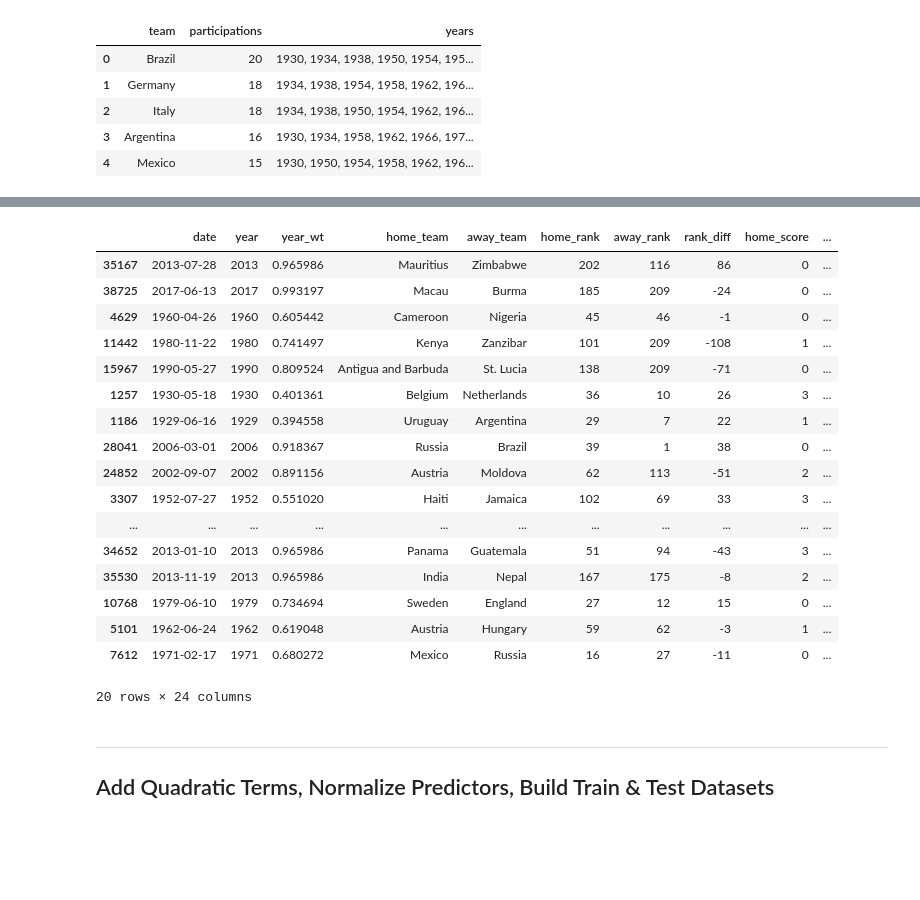
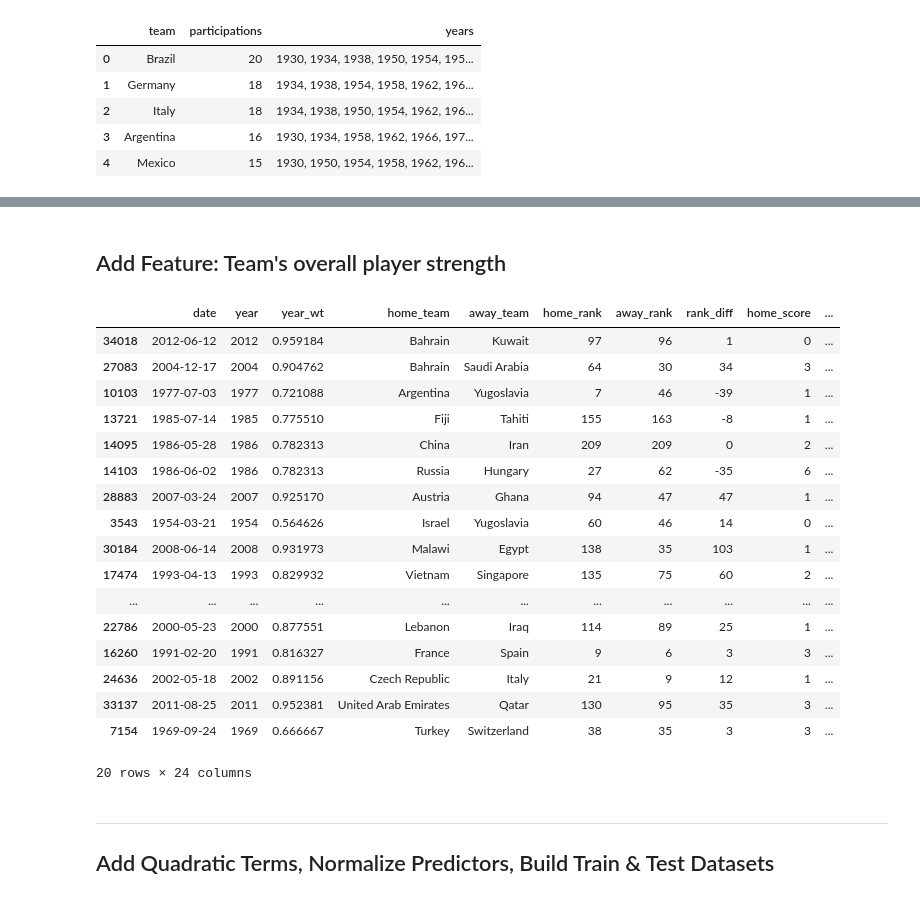
Before and after one commit to rdharjai/csci_s109a_final_project, a Jupyter notebook: nb_main.ipynb, the cells around one changed output, grey strips where cells are left out. Saved outputs shown, nothing was run; the diff lists cells and outputs as text; code cells hidden in the pictures; blank space fills up the shorter version.

```diff
--- a/nb_main.ipynb
+++ b/nb_main.ipynb
@@ -608,8 +610,10 @@ df_matches.sample(5)
 # %%
 df_matches.to_pickle("datasets/matches_data.pkl")
+# %% [markdown]
+## Add Feature: Team's overall player strength
 # %%
-df_players1 = pd.read_pickle("datasets/sofifa_players.pkl")
-df_players_grouped = df_players1.groupby(["year","team"]).agg({"age":np.mean,"overall":np.mean}).copy()
+df_players = pd.read_pickle("datasets/sofifa_players.pkl")
+df_players_grouped = df_players.groupby(["year","team"]).agg({"age":np.mean,"overall":np.mean}).copy()
 df_players_grouped = df_players_grouped.reset_index()
 df_players_grouped.columns = ["year","team","age_mean","overall_mean"]
 df_players_grouped["age_wt"] = df_players_grouped["age_mean"] - df_players_grouped["age_mean"].mean()
@@ -625,49 +629,49 @@ def get_home_player_agewt(data_row):
 
 def get_away_player_agewt(data_row):
     age_wt = list(df_players_grouped[(df_players_grouped.year==data_row["year"])&(df_players_grouped.team==data_row["away_team"])]["age_wt"])
     if len(age_wt) > 0:
         return age_wt[0]
     else:
         return 0
 
 def get_home_player_prfwt(data_row):
     prf_wt = list(df_players_grouped[(df_players_grouped.year==data_row["year"])&(df_players_grouped.team==data_row["home_team"])]["perf_wt"])
     if len(prf_wt) > 0:
         return prf_wt[0]
     else:
         return 0
 
 def get_away_player_prfwt(data_row):
     prf_wt = list(df_players_grouped[(df_players_grouped.year==data_row["year"])&(df_players_grouped.team==data_row["away_team"])]["perf_wt"])
     if len(prf_wt) > 0:
         return prf_wt[0]
     else:
         return 0
 
 df_matches['home_p_age_wt'] = df_matches.apply(get_home_player_agewt, axis=1)
 df_matches['away_p_age_wt'] = df_matches.apply(get_away_player_agewt, axis=1)
 df_matches['home_p_prf_wt'] = df_matches.apply(get_home_player_prfwt, axis=1)
 df_matches['away_p_prf_wt'] = df_matches.apply(get_away_player_prfwt, axis=1)
 
 df_matches.sample(20)
 # %% [output]
 |  | date | year | year_wt | home_team | away_team | home_rank | away_rank | rank_diff | home_score | ... |
-| 35167 | 2013-07-28 | 2013 | 0.965986 | Mauritius | Zimbabwe | 202 | 116 | 86 | 0 | ... |
-| 38725 | 2017-06-13 | 2017 | 0.993197 | Macau | Burma | 185 | 209 | -24 | 0 | ... |
-| 4629 | 1960-04-26 | 1960 | 0.605442 | Cameroon | Nigeria | 45 | 46 | -1 | 0 | ... |
-| 11442 | 1980-11-22 | 1980 | 0.741497 | Kenya | Zanzibar | 101 | 209 | -108 | 1 | ... |
-| 15967 | 1990-05-27 | 1990 | 0.809524 | Antigua and Barbuda | St. Lucia | 138 | 209 | -71 | 0 | ... |
-| 1257 | 1930-05-18 | 1930 | 0.401361 | Belgium | Netherlands | 36 | 10 | 26 | 3 | ... |
-| 1186 | 1929-06-16 | 1929 | 0.394558 | Uruguay | Argentina | 29 | 7 | 22 | 1 | ... |
-| 28041 | 2006-03-01 | 2006 | 0.918367 | Russia | Brazil | 39 | 1 | 38 | 0 | ... |
-| 24852 | 2002-09-07 | 2002 | 0.891156 | Austria | Moldova | 62 | 113 | -51 | 2 | ... |
-| 3307 | 1952-07-27 | 1952 | 0.551020 | Haiti | Jamaica | 102 | 69 | 33 | 3 | ... |
+| 34018 | 2012-06-12 | 2012 | 0.959184 | Bahrain | Kuwait | 97 | 96 | 1 | 0 | ... |
+| 27083 | 2004-12-17 | 2004 | 0.904762 | Bahrain | Saudi Arabia | 64 | 30 | 34 | 3 | ... |
+| 10103 | 1977-07-03 | 1977 | 0.721088 | Argentina | Yugoslavia | 7 | 46 | -39 | 1 | ... |
+| 13721 | 1985-07-14 | 1985 | 0.775510 | Fiji | Tahiti | 155 | 163 | -8 | 1 | ... |
+| 14095 | 1986-05-28 | 1986 | 0.782313 | China | Iran | 209 | 209 | 0 | 2 | ... |
+| 14103 | 1986-06-02 | 1986 | 0.782313 | Russia | Hungary | 27 | 62 | -35 | 6 | ... |
+| 28883 | 2007-03-24 | 2007 | 0.925170 | Austria | Ghana | 94 | 47 | 47 | 1 | ... |
+| 3543 | 1954-03-21 | 1954 | 0.564626 | Israel | Yugoslavia | 60 | 46 | 14 | 0 | ... |
+| 30184 | 2008-06-14 | 2008 | 0.931973 | Malawi | Egypt | 138 | 35 | 103 | 1 | ... |
+| 17474 | 1993-04-13 | 1993 | 0.829932 | Vietnam | Singapore | 135 | 75 | 60 | 2 | ... |
 | ... | ... | ... | ... | ... | ... | ... | ... | ... | ... | ... |
-| 34652 | 2013-01-10 | 2013 | 0.965986 | Panama | Guatemala | 51 | 94 | -43 | 3 | ... |
-| 35530 | 2013-11-19 | 2013 | 0.965986 | India | Nepal | 167 | 175 | -8 | 2 | ... |
-| 10768 | 1979-06-10 | 1979 | 0.734694 | Sweden | England | 27 | 12 | 15 | 0 | ... |
-| 5101 | 1962-06-24 | 1962 | 0.619048 | Austria | Hungary | 59 | 62 | -3 | 1 | ... |
-| 7612 | 1971-02-17 | 1971 | 0.680272 | Mexico | Russia | 16 | 27 | -11 | 0 | ... |
+| 22786 | 2000-05-23 | 2000 | 0.877551 | Lebanon | Iraq | 114 | 89 | 25 | 1 | ... |
+| 16260 | 1991-02-20 | 1991 | 0.816327 | France | Spain | 9 | 6 | 3 | 3 | ... |
+| 24636 | 2002-05-18 | 2002 | 0.891156 | Czech Republic | Italy | 21 | 9 | 12 | 1 | ... |
+| 33137 | 2011-08-25 | 2011 | 0.952381 | United Arab Emirates | Qatar | 130 | 95 | 35 | 3 | ... |
+| 7154 | 1969-09-24 | 1969 | 0.666667 | Turkey | Switzerland | 38 | 35 | 3 | 3 | ... |
 20 rows × 24 columns
 # %% [markdown]
 <hr style="display:block; border: 2px solid #b71010;" />
```
Also changed, not shown: parts of 34 cells of this notebook, 4 other files.
